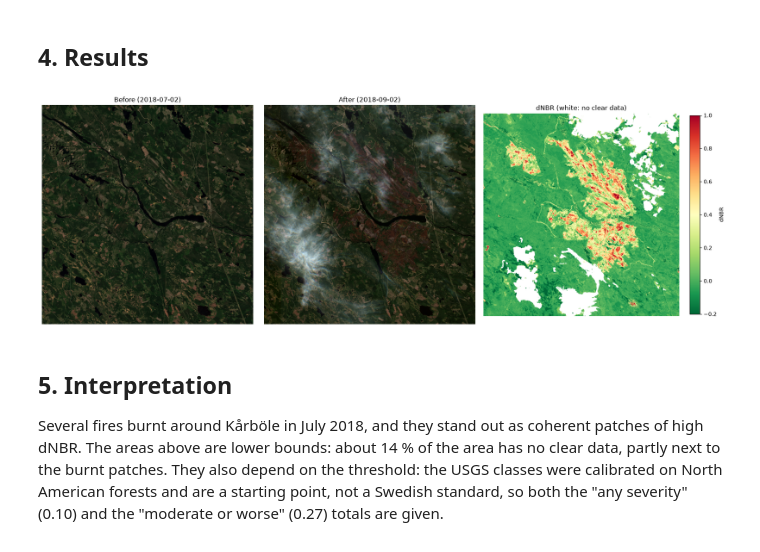
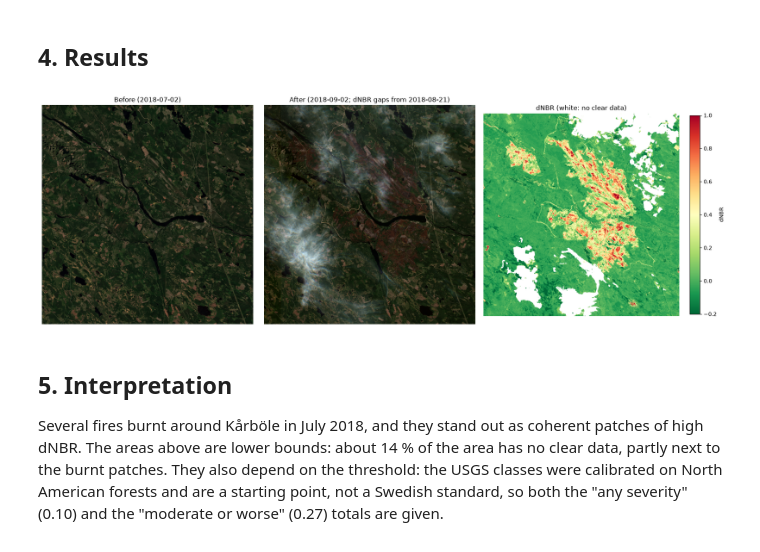
Before and after one commit to DigitalEarthSwedenExperimentalLab/imintengine, a Jupyter notebook: notebooks/sdl3-cases/070_CASE_020-Wildfire-Karbole.ipynb, the cells around one changed output. Saved outputs shown, nothing was run; the diff lists cells and outputs as text; code cells hidden in the pictures.

```diff
--- a/notebooks/sdl3-cases/070_CASE_020-Wildfire-Karbole.ipynb
+++ b/notebooks/sdl3-cases/070_CASE_020-Wildfire-Karbole.ipynb
@@ -44,19 +46,26 @@ from IPython.display import clear_output
 LOGIN_METHOD = "egi"
 
 des = openeo.connect("https://openeo.digitalearth.se")
-if LOGIN_METHOD == "password":
-    user, password = input("DES username: "), getpass("DES password: ")
-    if not (user and password):
-        raise ValueError("enter both a DES username and a password")
-    des.authenticate_basic(user, password)
-    del password
-else:
-    des.authenticate_oidc(provider_id="egi")
+try:
+    if LOGIN_METHOD == "password":
+        user, password = input("DES username: "), getpass("DES password: ")
+        if not (user and password):
+            raise ValueError("enter both a DES username and a password")
+        des.authenticate_basic(user, password)
+    else:
+        des.authenticate_oidc(provider_id="egi")
+finally:
+    user = password = None  # never keep the password, even when the login fails
+    clear_output()  # keep the typed username and the login link out of a saved notebook
 
-# Every IMINT Engine fetch below uses this login and no other credentials on the machine
-# (the pinned engine has no public parameter for a connection yet).
-imint.fetch._connect = lambda token=None, token_path=None: des
-clear_output()  # keep the typed username and the login link out of a saved notebook
+
+def des_connection(token=None, token_path=None):
+    """Every IMINT Engine fetch below uses this login and no other credentials on the machine."""
+    return des
+
+
+assert callable(getattr(imint.fetch, "_connect", None)), "this engine version has no _connect"
+imint.fetch._connect = des_connection  # the pinned engine has no public parameter for a connection yet
 print("Logged in to Digital Earth Sweden.")
 # %% [markdown]
 ## 1. Method
@@ -87,6 +96,7 @@ from imint.fetch import fetch_des_data
 
 def load_scene(date, aoi, max_cloud=0.3):
     """Fetch one Sentinel-2 L2A scene from Digital Earth Sweden with your login (no fallback)."""
+    assert imint.fetch._connect is des_connection, "run the Log in cell first"
     scene = fetch_des_data(date=date, coords=aoi, cloud_threshold=max_cloud)
     nodata = np.all(np.stack([a == 0 for a in scene.bands.values()]), axis=0)
     if nodata.mean() > 0.01:  # the archive sometimes holds only part of a scene
@@ -185,16 +195,16 @@ burnt at moderate severity or worse (dNBR ≥ 0.27): 6,072 ha
 # %%
 fig, axes = plt.subplots(1, 3, figsize=(18, 6))
 axes[0].imshow(true_colour(pre)); axes[0].set_title(f"Before ({PRE_FIRE})")
-axes[1].imshow(true_colour(posts[0])); axes[1].set_title(f"After ({POST_FIRE[0]})")
+axes[1].imshow(true_colour(posts[0])); axes[1].set_title(f"After ({POST_FIRE[0]}; dNBR gaps from {POST_FIRE[1]})")
 im = axes[2].imshow(dnbr, cmap="RdYlGn_r", vmin=-0.2, vmax=1.0)
 axes[2].set_title("dNBR (white: no clear data)")
 fig.colorbar(im, ax=axes[2], fraction=0.046, label="dNBR")
 for ax in axes:
     ax.axis("off")
 plt.tight_layout()
 plt.show()
 # %% [output]
-[figure, old version]
+[figure, new version]
 # %% [markdown]
 ## 5. Interpretation
 
```
Also changed, not shown: parts of 1 cell of this notebook, 14 other files.
